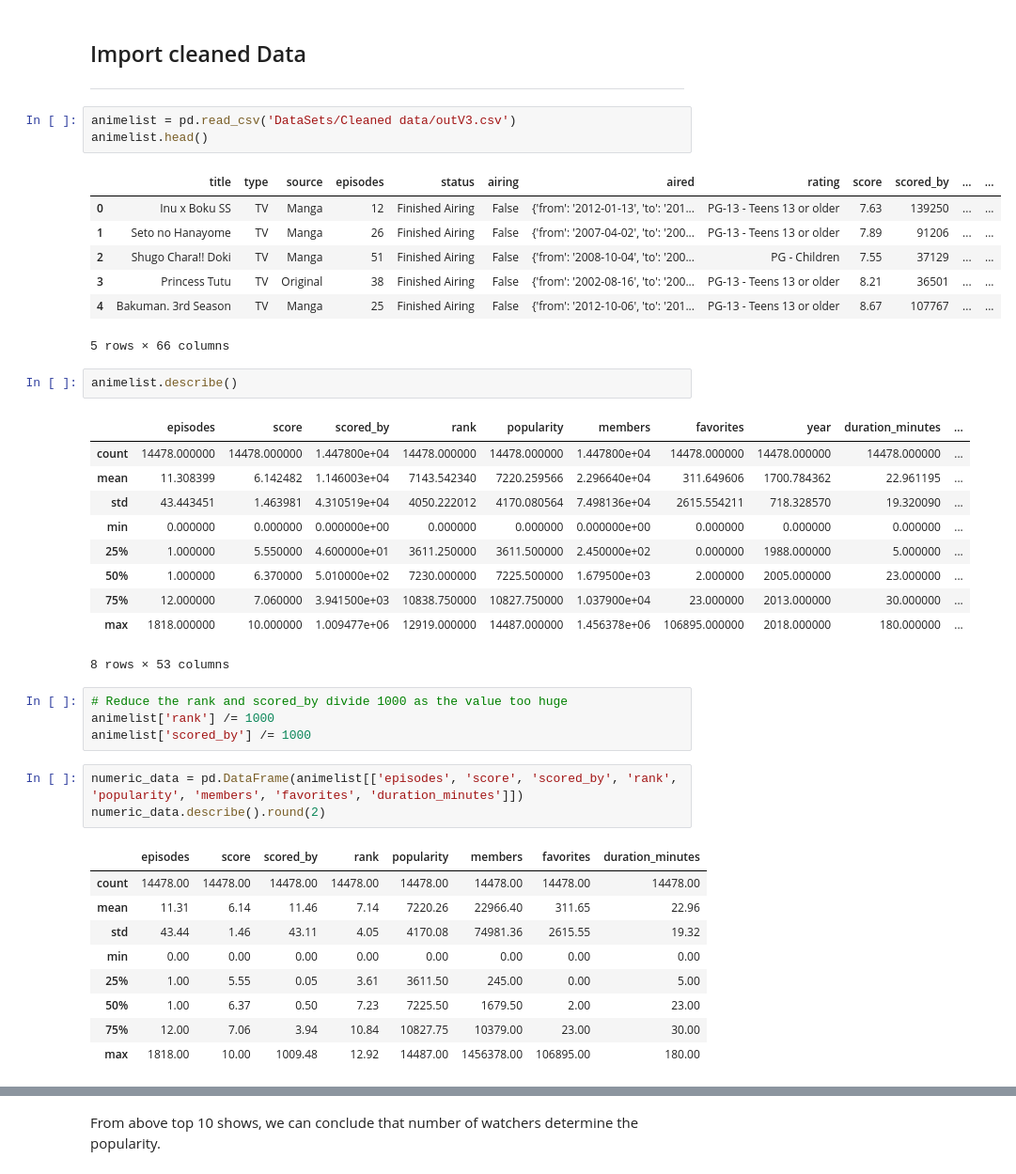
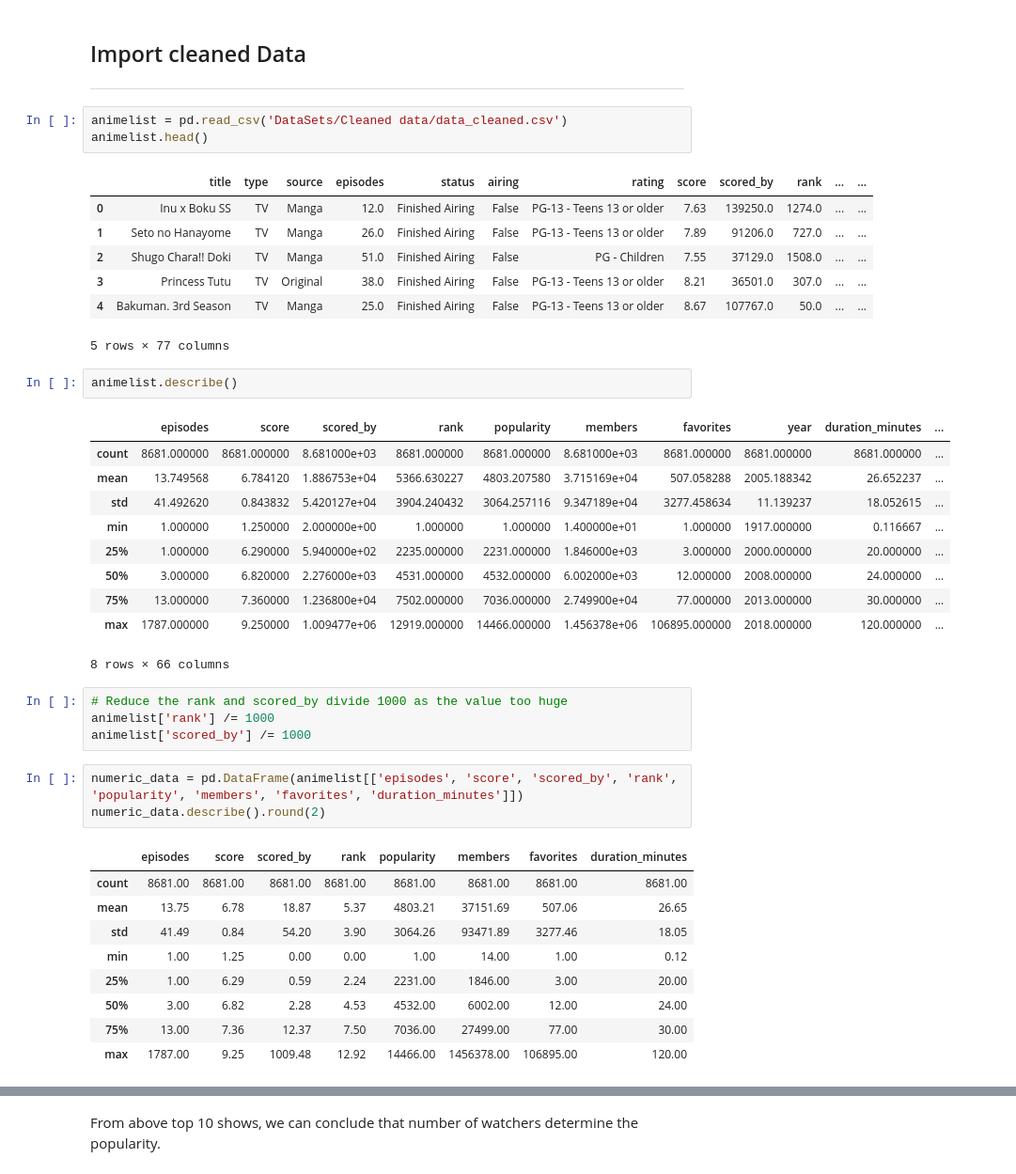
Before and after one commit to TanGuiShan/mini_project, a Jupyter notebook: Data Visualisation.ipynb, the cells around one changed output, grey strips where cells are left out. Shown at 94% size. Cells and saved outputs as stored; diff of their text form.

```diff
--- a/Data Visualisation.ipynb
+++ b/Data Visualisation.ipynb
@@ -25,29 +25,29 @@ sb.set() # set the default Seaborn style for graphics
 ## Import cleaned Data
 ---
 # %%
-animelist = pd.read_csv('DataSets/Cleaned data/outV3.csv')
+animelist = pd.read_csv('DataSets/Cleaned data/data_cleaned.csv')
 animelist.head()
 # %% [output]
-|  | title | type | source | episodes | status | airing | aired | rating | score | scored_by | ... | ... |
-| 0 | Inu x Boku SS | TV | Manga | 12 | Finished Airing | False | {'from': '2012-01-13', 'to': '201... | PG-13 - Teens 13 or older | 7.63 | 139250 | ... | ... |
-| 1 | Seto no Hanayome | TV | Manga | 26 | Finished Airing | False | {'from': '2007-04-02', 'to': '200... | PG-13 - Teens 13 or older | 7.89 | 91206 | ... | ... |
-| 2 | Shugo Chara!! Doki | TV | Manga | 51 | Finished Airing | False | {'from': '2008-10-04', 'to': '200... | PG - Children | 7.55 | 37129 | ... | ... |
-| 3 | Princess Tutu | TV | Original | 38 | Finished Airing | False | {'from': '2002-08-16', 'to': '200... | PG-13 - Teens 13 or older | 8.21 | 36501 | ... | ... |
-| 4 | Bakuman. 3rd Season | TV | Manga | 25 | Finished Airing | False | {'from': '2012-10-06', 'to': '201... | PG-13 - Teens 13 or older | 8.67 | 107767 | ... | ... |
+|  | title | type | source | episodes | status | airing | rating | score | scored_by | rank | ... | ... |
+| 0 | Inu x Boku SS | TV | Manga | 12.0 | Finished Airing | False | PG-13 - Teens 13 or older | 7.63 | 139250.0 | 1274.0 | ... | ... |
+| 1 | Seto no Hanayome | TV | Manga | 26.0 | Finished Airing | False | PG-13 - Teens 13 or older | 7.89 | 91206.0 | 727.0 | ... | ... |
+| 2 | Shugo Chara!! Doki | TV | Manga | 51.0 | Finished Airing | False | PG - Children | 7.55 | 37129.0 | 1508.0 | ... | ... |
+| 3 | Princess Tutu | TV | Original | 38.0 | Finished Airing | False | PG-13 - Teens 13 or older | 8.21 | 36501.0 | 307.0 | ... | ... |
+| 4 | Bakuman. 3rd Season | TV | Manga | 25.0 | Finished Airing | False | PG-13 - Teens 13 or older | 8.67 | 107767.0 | 50.0 | ... | ... |
-5 rows × 66 columns
+5 rows × 77 columns
 # %%
 animelist.describe()
 # %% [output]
 |  | episodes | score | scored_by | rank | popularity | members | favorites | year | duration_minutes | ... |
-| count | 14478.000000 | 14478.000000 | 1.447800e+04 | 14478.000000 | 14478.000000 | 1.447800e+04 | 14478.000000 | 14478.000000 | 14478.000000 | ... |
-| mean | 11.308399 | 6.142482 | 1.146003e+04 | 7143.542340 | 7220.259566 | 2.296640e+04 | 311.649606 | 1700.784362 | 22.961195 | ... |
-| std | 43.443451 | 1.463981 | 4.310519e+04 | 4050.222012 | 4170.080564 | 7.498136e+04 | 2615.554211 | 718.328570 | 19.320090 | ... |
-| min | 0.000000 | 0.000000 | 0.000000e+00 | 0.000000 | 0.000000 | 0.000000e+00 | 0.000000 | 0.000000 | 0.000000 | ... |
-| 25% | 1.000000 | 5.550000 | 4.600000e+01 | 3611.250000 | 3611.500000 | 2.450000e+02 | 0.000000 | 1988.000000 | 5.000000 | ... |
-| 50% | 1.000000 | 6.370000 | 5.010000e+02 | 7230.000000 | 7225.500000 | 1.679500e+03 | 2.000000 | 2005.000000 | 23.000000 | ... |
-| 75% | 12.000000 | 7.060000 | 3.941500e+03 | 10838.750000 | 10827.750000 | 1.037900e+04 | 23.000000 | 2013.000000 | 30.000000 | ... |
-| max | 1818.000000 | 10.000000 | 1.009477e+06 | 12919.000000 | 14487.000000 | 1.456378e+06 | 106895.000000 | 2018.000000 | 180.000000 | ... |
+| count | 8681.000000 | 8681.000000 | 8.681000e+03 | 8681.000000 | 8681.000000 | 8.681000e+03 | 8681.000000 | 8681.000000 | 8681.000000 | ... |
+| mean | 13.749568 | 6.784120 | 1.886753e+04 | 5366.630227 | 4803.207580 | 3.715169e+04 | 507.058288 | 2005.188342 | 26.652237 | ... |
+| std | 41.492620 | 0.843832 | 5.420127e+04 | 3904.240432 | 3064.257116 | 9.347189e+04 | 3277.458634 | 11.139237 | 18.052615 | ... |
+| min | 1.000000 | 1.250000 | 2.000000e+00 | 1.000000 | 1.000000 | 1.400000e+01 | 1.000000 | 1917.000000 | 0.116667 | ... |
+| 25% | 1.000000 | 6.290000 | 5.940000e+02 | 2235.000000 | 2231.000000 | 1.846000e+03 | 3.000000 | 2000.000000 | 20.000000 | ... |
+| 50% | 3.000000 | 6.820000 | 2.276000e+03 | 4531.000000 | 4532.000000 | 6.002000e+03 | 12.000000 | 2008.000000 | 24.000000 | ... |
+| 75% | 13.000000 | 7.360000 | 1.236800e+04 | 7502.000000 | 7036.000000 | 2.749900e+04 | 77.000000 | 2013.000000 | 30.000000 | ... |
+| max | 1787.000000 | 9.250000 | 1.009477e+06 | 12919.000000 | 14466.000000 | 1.456378e+06 | 106895.000000 | 2018.000000 | 120.000000 | ... |
-8 rows × 53 columns
+8 rows × 66 columns
 # %%
 # Reduce the rank and scored_by divide 1000 as the value too huge
 animelist['rank'] /= 1000
@@ -57,11 +57,11 @@ numeric_data = pd.DataFrame(animelist[['episodes', 'score', 'scored_by', 'rank',
 numeric_data.describe().round(2)
 # %% [output]
 |  | episodes | score | scored_by | rank | popularity | members | favorites | duration_minutes |
-| count | 14478.00 | 14478.00 | 14478.00 | 14478.00 | 14478.00 | 14478.00 | 14478.00 | 14478.00 |
-| mean | 11.31 | 6.14 | 11.46 | 7.14 | 7220.26 | 22966.40 | 311.65 | 22.96 |
-| std | 43.44 | 1.46 | 43.11 | 4.05 | 4170.08 | 74981.36 | 2615.55 | 19.32 |
-| min | 0.00 | 0.00 | 0.00 | 0.00 | 0.00 | 0.00 | 0.00 | 0.00 |
-| 25% | 1.00 | 5.55 | 0.05 | 3.61 | 3611.50 | 245.00 | 0.00 | 5.00 |
-| 50% | 1.00 | 6.37 | 0.50 | 7.23 | 7225.50 | 1679.50 | 2.00 | 23.00 |
-| 75% | 12.00 | 7.06 | 3.94 | 10.84 | 10827.75 | 10379.00 | 23.00 | 30.00 |
-| max | 1818.00 | 10.00 | 1009.48 | 12.92 | 14487.00 | 1456378.00 | 106895.00 | 180.00 |
+| count | 8681.00 | 8681.00 | 8681.00 | 8681.00 | 8681.00 | 8681.00 | 8681.00 | 8681.00 |
+| mean | 13.75 | 6.78 | 18.87 | 5.37 | 4803.21 | 37151.69 | 507.06 | 26.65 |
+| std | 41.49 | 0.84 | 54.20 | 3.90 | 3064.26 | 93471.89 | 3277.46 | 18.05 |
+| min | 1.00 | 1.25 | 0.00 | 0.00 | 1.00 | 14.00 | 1.00 | 0.12 |
+| 25% | 1.00 | 6.29 | 0.59 | 2.24 | 2231.00 | 1846.00 | 3.00 | 20.00 |
+| 50% | 3.00 | 6.82 | 2.28 | 4.53 | 4532.00 | 6002.00 | 12.00 | 24.00 |
+| 75% | 13.00 | 7.36 | 12.37 | 7.50 | 7036.00 | 27499.00 | 77.00 | 30.00 |
+| max | 1787.00 | 9.25 | 1009.48 | 12.92 | 14466.00 | 1456378.00 | 106895.00 | 120.00 |
```
Also changed, not shown: parts of 18 cells of this notebook, 3 other files.
